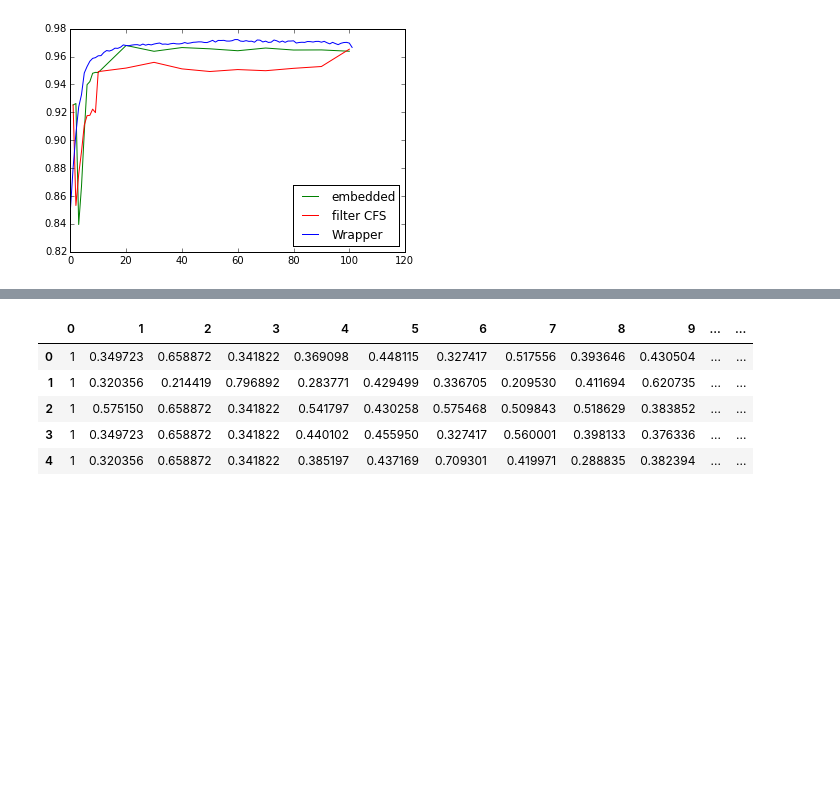
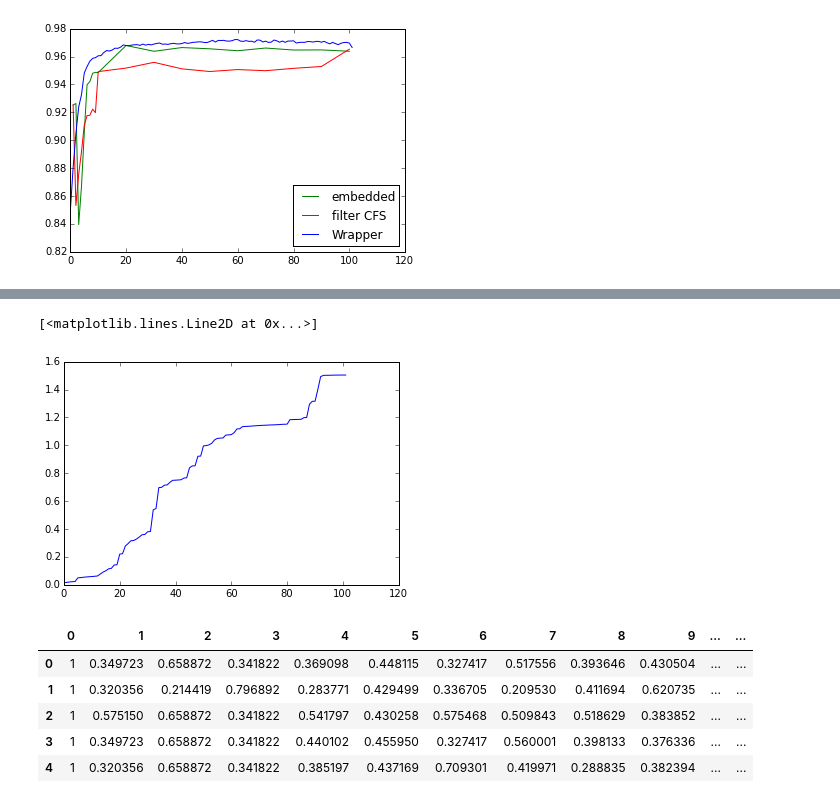
Before and after one commit to colinsongf/CART-GradientBoosting-RandomForest, a Jupyter notebook: CART-GradientBoosting-RandomForest.ipynb, the cells around one changed output, grey strips where cells are left out. Saved outputs shown, nothing was run; the diff lists cells and outputs as text; code cells hidden in the pictures; blank space fills up the shorter version.

```diff
--- a/CART-GradientBoosting-RandomForest.ipynb
+++ b/CART-GradientBoosting-RandomForest.ipynb
@@ -648,3 +668,8 @@ plt.plot(times)
+# %%
+plt.plot(np.cumsum(cfs_times))
+# %% [output]
+[<matplotlib.lines.Line2D at 0x...>]
+[figure, added]
 # %%
 df = pd.read_csv('iris.data', delimiter=',')[50:]
 df.head()
```
Also changed, not shown: parts of 6 cells of this notebook.
